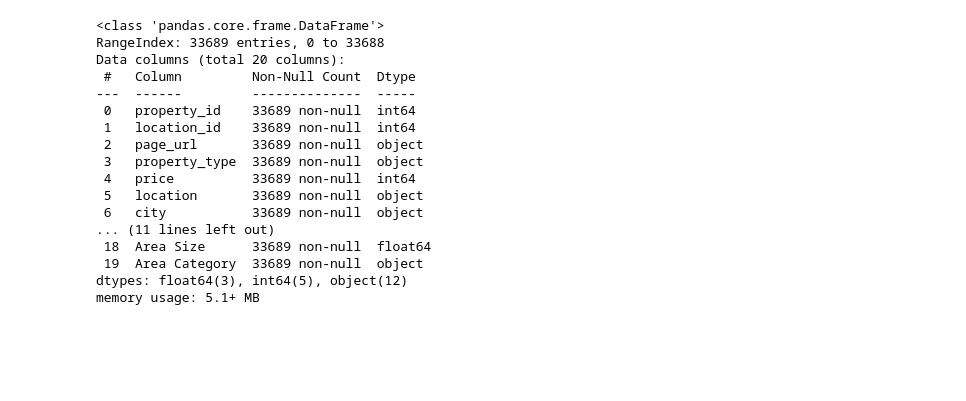
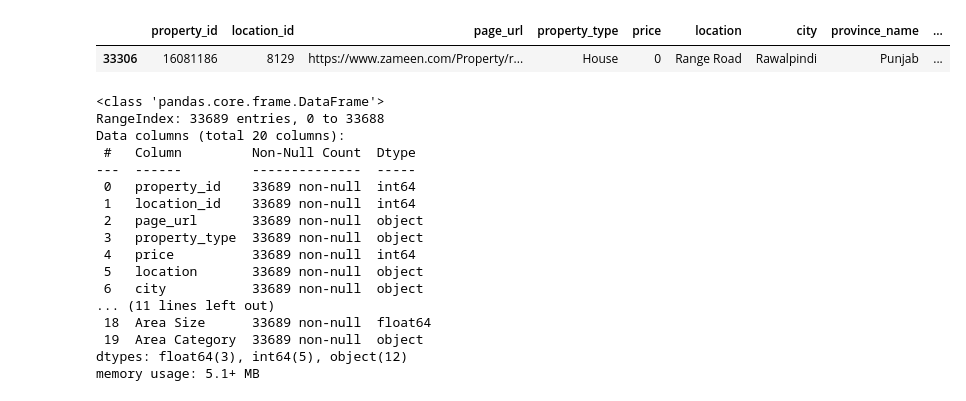
Before and after one commit to Hexy00123/Sum2024MLOps, a Jupyter notebook: notebooks/data_expectations.ipynb, the cells around one changed output. Drawn from its saved outputs; the diff is of its cells as text; code cells hidden in the pictures; blank space fills up the shorter version.

```diff
--- a/notebooks/data_expectations.ipynb
+++ b/notebooks/data_expectations.ipynb
@@ -18,3 +80,9 @@ df.head()
+# %%
+# count number of price == 0
+df[df['price'] == 0]
+# %% [output]
+|  | property_id | location_id | page_url | property_type | price | location | city | province_name | ... |
+| 33306 | 16081186 | 8129 | https://www.zameen.com/Property/r... | House | 0 | Range Road | Rawalpindi | Punjab | ... |
 # %%
 df.info()
 # %% [output]
```
Also changed, not shown: parts of 41 cells of this notebook, 4 other files.
